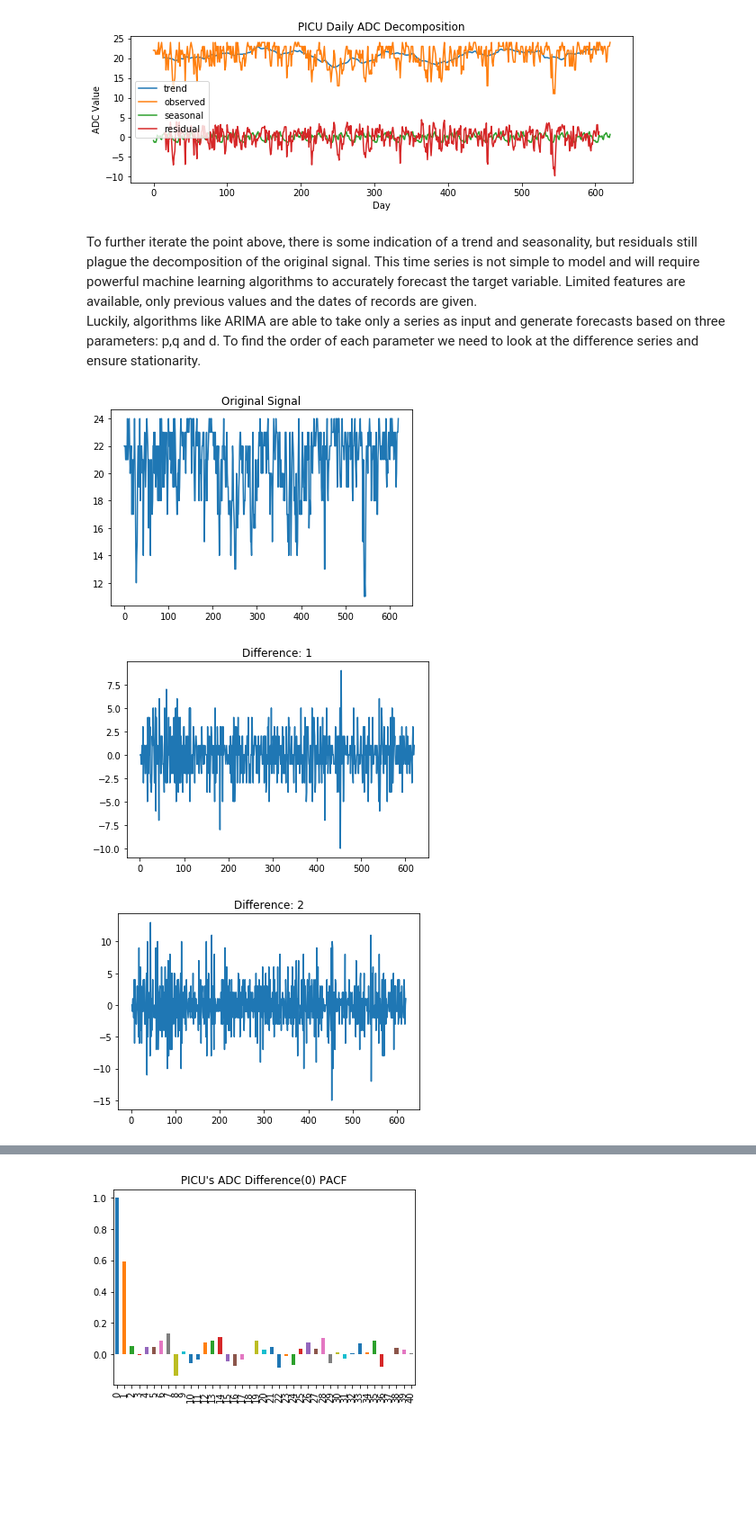
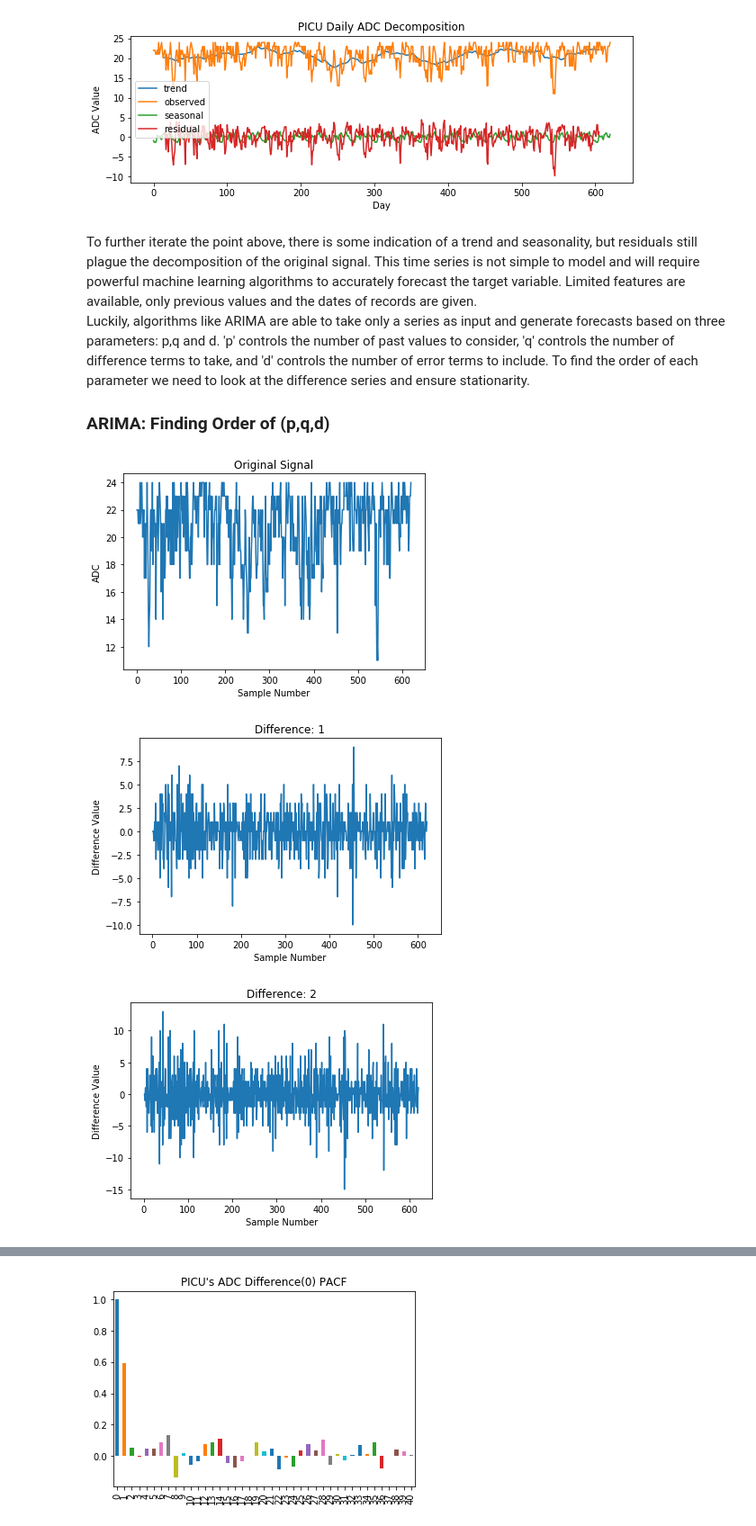
Before and after one commit to cobrobrown/thinkful_course, a Jupyter notebook: Final Capstone/Model Evaluation.ipynb, the cells around one changed output, grey strips where cells are left out. Shown at 90% size. Drawn from its saved outputs; the diff is of its cells as text; code cells hidden in the pictures; blank space fills up the shorter version.

```diff
--- a/Final Capstone/Model Evaluation.ipynb
+++ b/Final Capstone/Model Evaluation.ipynb
@@ -109,24 +80,32 @@ plt.show()
 [figure]
 # %% [markdown]
 To further iterate the point above, there is some indication of a trend and seasonality, but residuals still plague the decomposition of the original signal. This time series is not simple to model and will require powerful machine learning algorithms to accurately forecast the target variable. Limited features are available, only previous values and the dates of records are given.
-<br>Luckily, algorithms like ARIMA are able to take only a series as input and generate forecasts based on three parameters: p,q and d. To find the order of each parameter we need to look at the difference series and ensure stationarity.
+<br>Luckily, algorithms like ARIMA are able to take only a series as input and generate forecasts based on three parameters: p,q and d. 'p' controls the number of past values to consider, 'q' controls the number of difference terms to take, and 'd' controls the number of error terms to include. To find the order of each parameter we need to look at the difference series and ensure stationarity.
+
+### ARIMA: Finding Order of (p,q,d)
 # %%
-# find order of stationarity
+# find order of stationarity by plotting signals
 plt.plot(range(len(df_PICU.index)),df_PICU["AverageCensusCount"])
 plt.title("Original Signal")
+plt.xlabel("Sample Number")
+plt.ylabel("ADC")
 plt.show()
 # difference: 1
 dif_1 = df_PICU['AverageCensusCount'] - df_PICU['AverageCensusCount'].shift()
 plt.plot(range(len(dif_1)),dif_1)
 plt.title("Difference: 1")
+plt.xlabel("Sample Number")
+plt.ylabel("Difference Value")
 plt.show()
 # difference: 2
 dif_2 = dif_1 - dif_1.shift()
 plt.plot(range(len(dif_2)),dif_2)
 plt.title("Difference: 2")
+plt.xlabel("Sample Number")
+plt.ylabel("Difference Value")
 plt.show()
 # %% [output]
-[figure, old version]
+[figure, new version]
-[figure, old version]
+[figure, new version]
-[figure, old version]
+[figure, new version]
 # %% [markdown]
```
Also changed, not shown: parts of 50 cells of this notebook, 1 other file.
